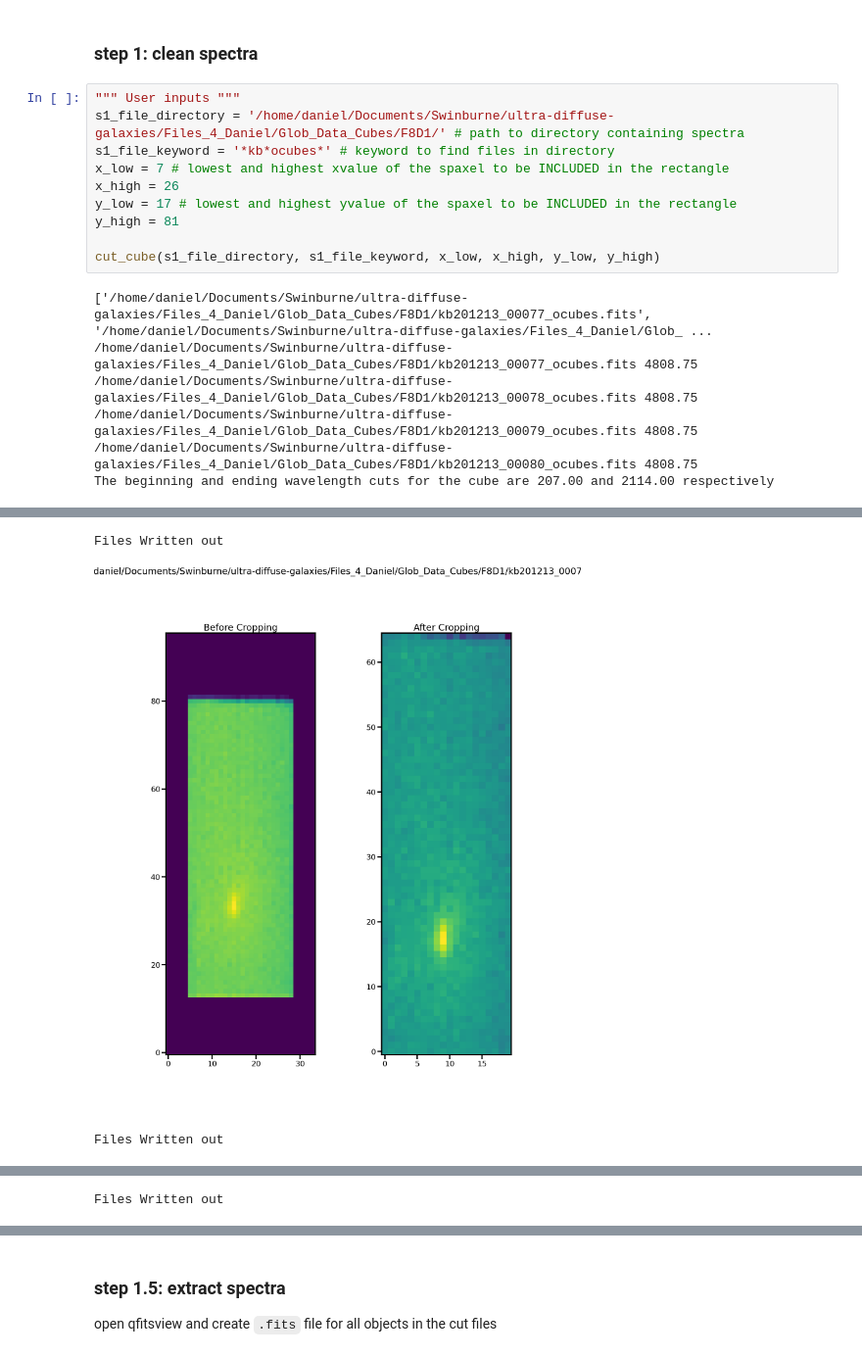
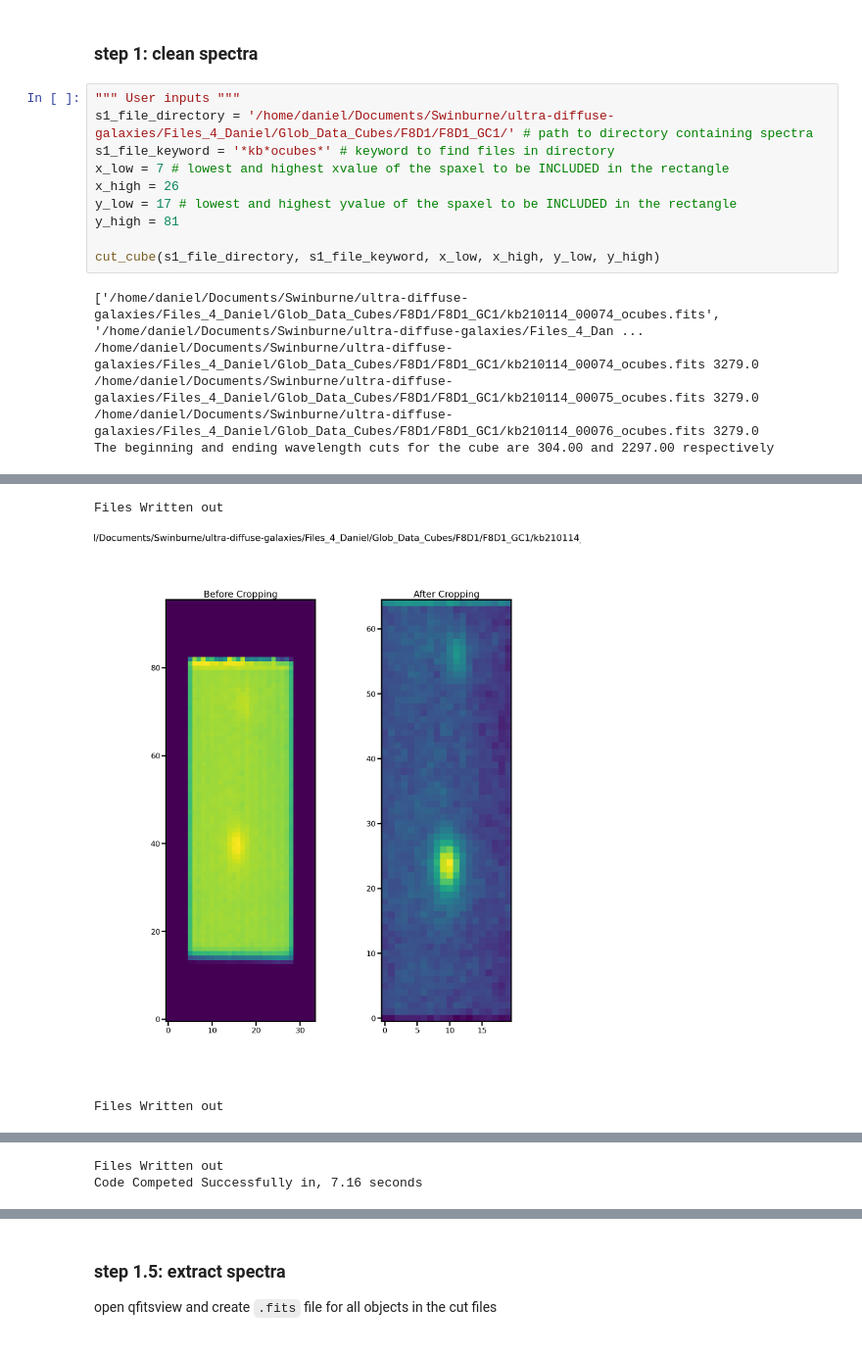
Before and after one commit to daniel-lyon/CAS-Summer-Project, a Jupyter notebook: scripts/main.ipynb, the cells around one changed output, grey strips where cells are left out. Shown at 98% size. Cells and saved outputs as stored; diff of their text form.

```diff
--- a/scripts/main.ipynb
+++ b/scripts/main.ipynb
@@ -20,7 +20,7 @@ warnings.filterwarnings('ignore')
 ### step 1: clean spectra
 # %%
 """ User inputs """
-s1_file_directory = '/home/daniel/Documents/Swinburne/ultra-diffuse-galaxies/Files_4_Daniel/Glob_Data_Cubes/F8D1/' # path to directory containing spectra
+s1_file_directory = '/home/daniel/Documents/Swinburne/ultra-diffuse-galaxies/Files_4_Daniel/Glob_Data_Cubes/F8D1/F8D1_GC1/' # path to directory containing spectra
 s1_file_keyword = '*kb*ocubes*' # keyword to find files in directory
 x_low = 7 # lowest and highest xvalue of the spaxel to be INCLUDED in the rectangle
 x_high = 26
@@ -29,9 +29,8 @@ y_high = 81
 
 cut_cube(s1_file_directory, s1_file_keyword, x_low, x_high, y_low, y_high)
 # %% [output]
-['/home/daniel/Documents/Swinburne/ultra-diffuse-galaxies/Files_4_Daniel/Glob_Data_Cubes/F8D1/kb201213_00077_ocubes.fits', '/home/daniel/Documents/Swinburne/ultra-diffuse-galaxies/Files_4_Daniel/Glob_ ...
-/home/daniel/Documents/Swinburne/ultra-diffuse-galaxies/Files_4_Daniel/Glob_Data_Cubes/F8D1/kb201213_00077_ocubes.fits 4808.75
-/home/daniel/Documents/Swinburne/ultra-diffuse-galaxies/Files_4_Daniel/Glob_Data_Cubes/F8D1/kb201213_00078_ocubes.fits 4808.75
-/home/daniel/Documents/Swinburne/ultra-diffuse-galaxies/Files_4_Daniel/Glob_Data_Cubes/F8D1/kb201213_00079_ocubes.fits 4808.75
-/home/daniel/Documents/Swinburne/ultra-diffuse-galaxies/Files_4_Daniel/Glob_Data_Cubes/F8D1/kb201213_00080_ocubes.fits 4808.75
-The beginning and ending wavelength cuts for the cube are 207.00 and 2114.00 respectively
+['/home/daniel/Documents/Swinburne/ultra-diffuse-galaxies/Files_4_Daniel/Glob_Data_Cubes/F8D1/F8D1_GC1/kb210114_00074_ocubes.fits', '/home/daniel/Documents/Swinburne/ultra-diffuse-galaxies/Files_4_Dan ...
+/home/daniel/Documents/Swinburne/ultra-diffuse-galaxies/Files_4_Daniel/Glob_Data_Cubes/F8D1/F8D1_GC1/kb210114_00074_ocubes.fits 3279.0
+/home/daniel/Documents/Swinburne/ultra-diffuse-galaxies/Files_4_Daniel/Glob_Data_Cubes/F8D1/F8D1_GC1/kb210114_00075_ocubes.fits 3279.0
+/home/daniel/Documents/Swinburne/ultra-diffuse-galaxies/Files_4_Daniel/Glob_Data_Cubes/F8D1/F8D1_GC1/kb210114_00076_ocubes.fits 3279.0
+The beginning and ending wavelength cuts for the cube are 304.00 and 2297.00 respectively
@@ -39,3 +38,3 @@ The beginning and ending wavelength cuts for the cube are 207.00 and 2114.00 res
 Files Written out
-[figure, old version]
+[figure, new version]
 Files Written out
@@ -43 +42,2 @@ Files Written out
 Files Written out
+Code Competed Successfully in, 7.16 seconds
```
Also changed, not shown: parts of 5 cells of this notebook, 50 other files.
